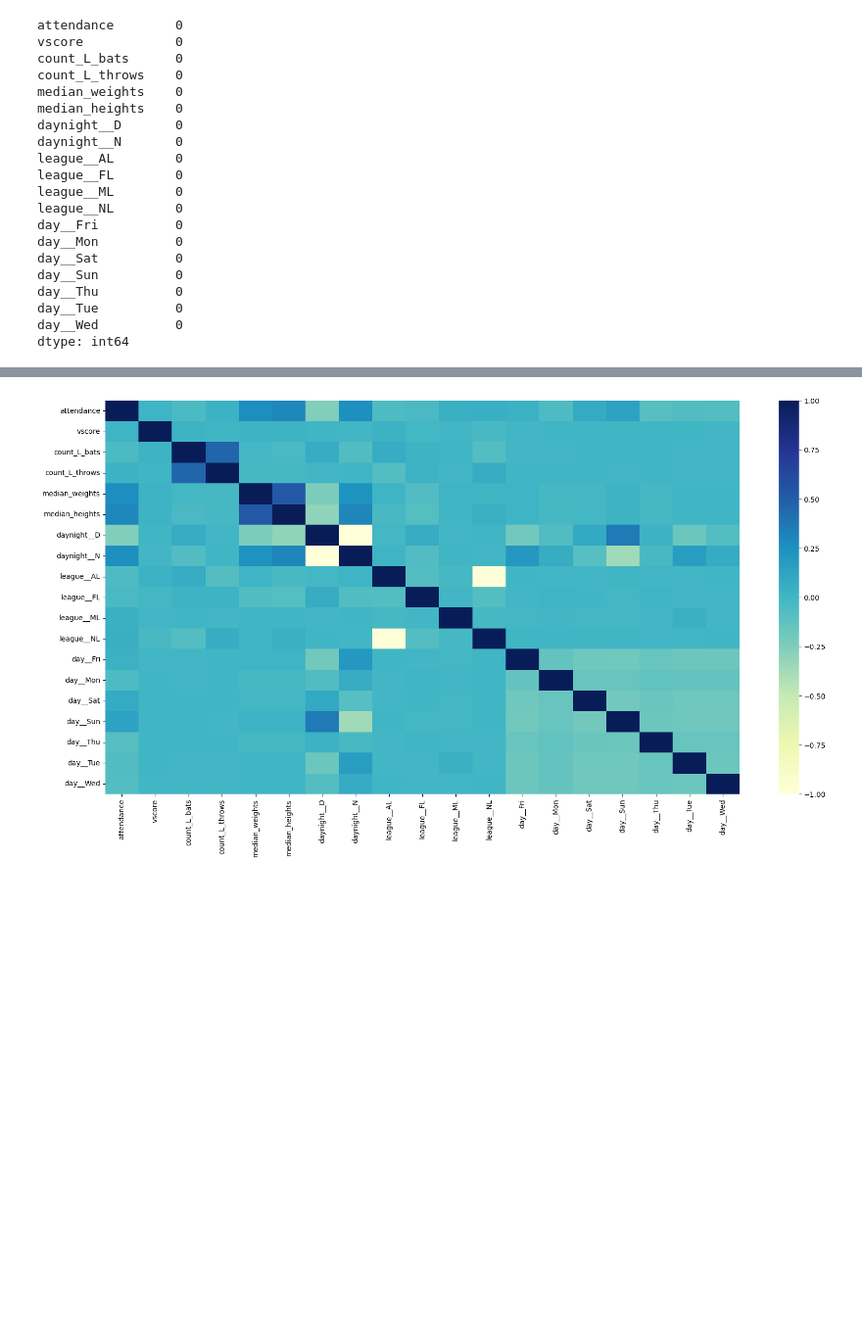
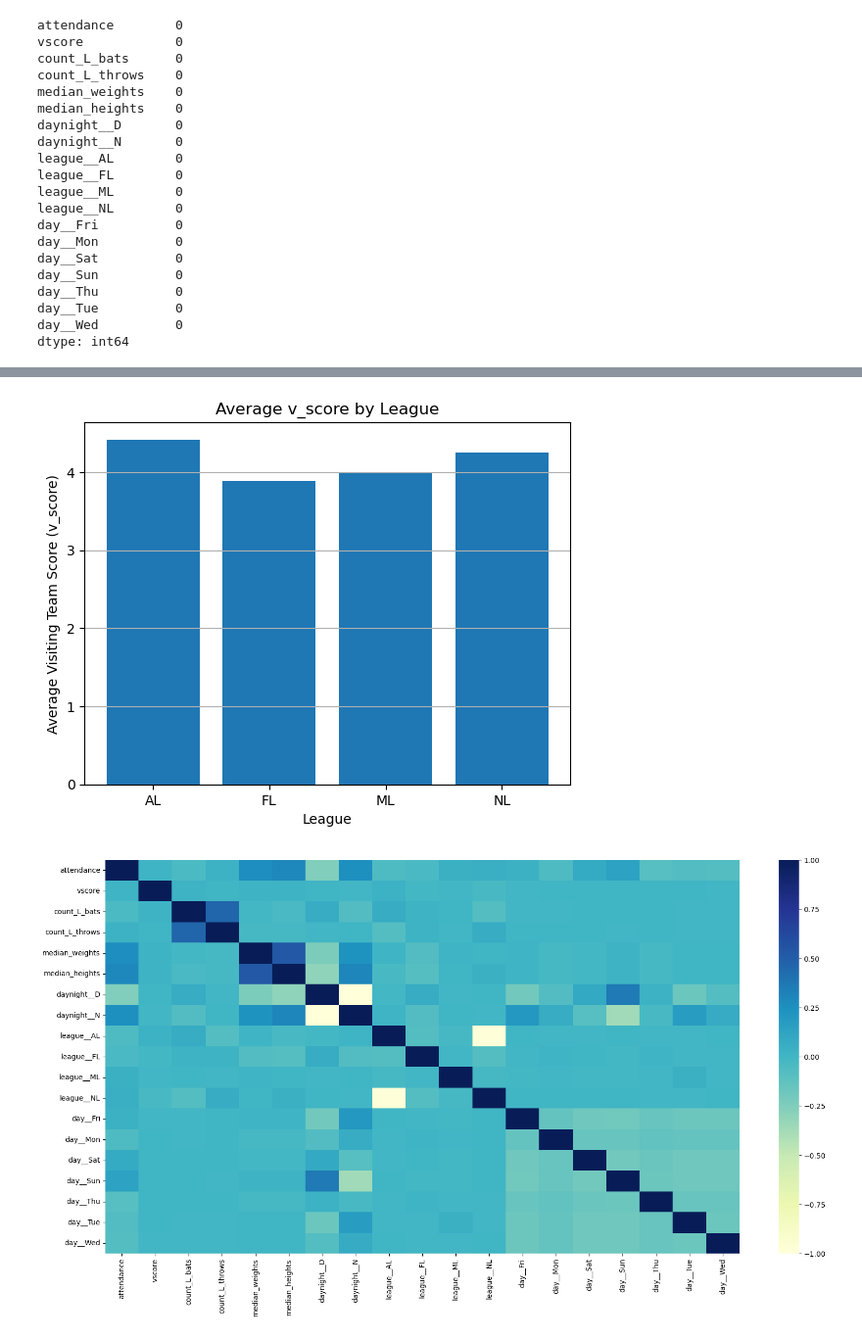
Before and after one commit to ScientificSam/Capstone, a Jupyter notebook: Notebooks/baseball.ipynb, the cells around one changed output, grey strips where cells are left out. Shown at 98% size. Saved outputs shown, nothing was run; the diff lists cells and outputs as text; code cells hidden in the pictures; blank space fills up the shorter version.

```diff
--- a/Notebooks/baseball.ipynb
+++ b/Notebooks/baseball.ipynb
@@ -293,3 +331,17 @@ model_data =  model_data.astype(int)
+# %%
+# Group data by league and calculate average vscore
+avg_vscore_by_league = df.groupby('hleague')['vscore'].mean()
+
+# Bar chart (average vscore vs league)
+plt.bar(avg_vscore_by_league.index, avg_vscore_by_league.values)
+plt.xlabel('League')
+plt.ylabel('Average Visiting Team Score (v_score)')
+plt.title('Average v_score by League')
+plt.xticks(rotation=0)  # Rotate x-axis labels for better readability with categorical data
+plt.grid(axis='y')
+plt.show()
+# %% [output]
+[figure, added]
 # %%
 # Let's create the correlation matrix
 corr = model_data.corr()
```
Also changed, not shown: parts of 13 cells of this notebook, 1 other file.
